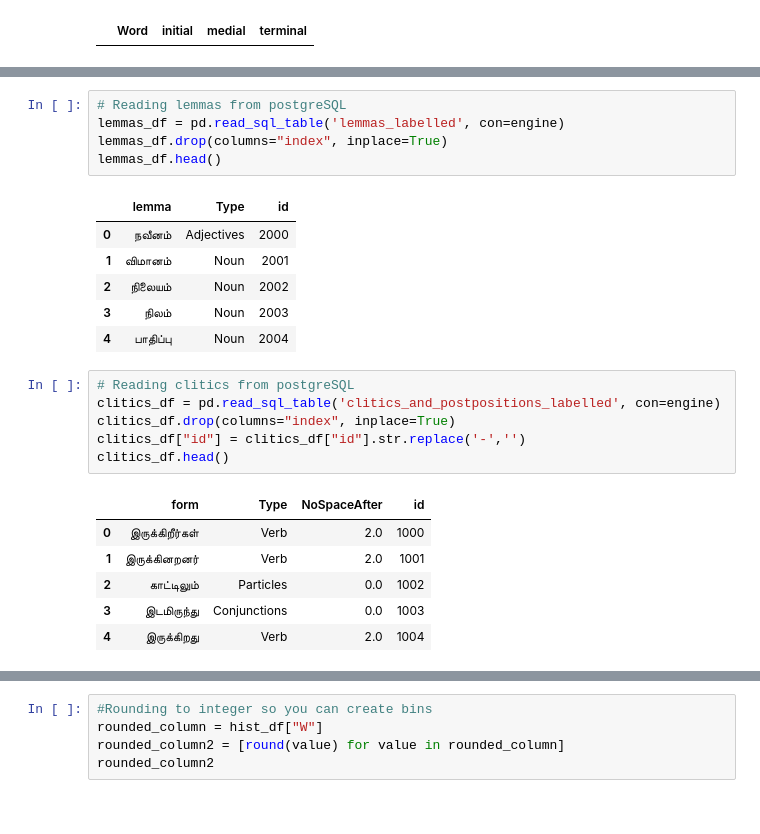
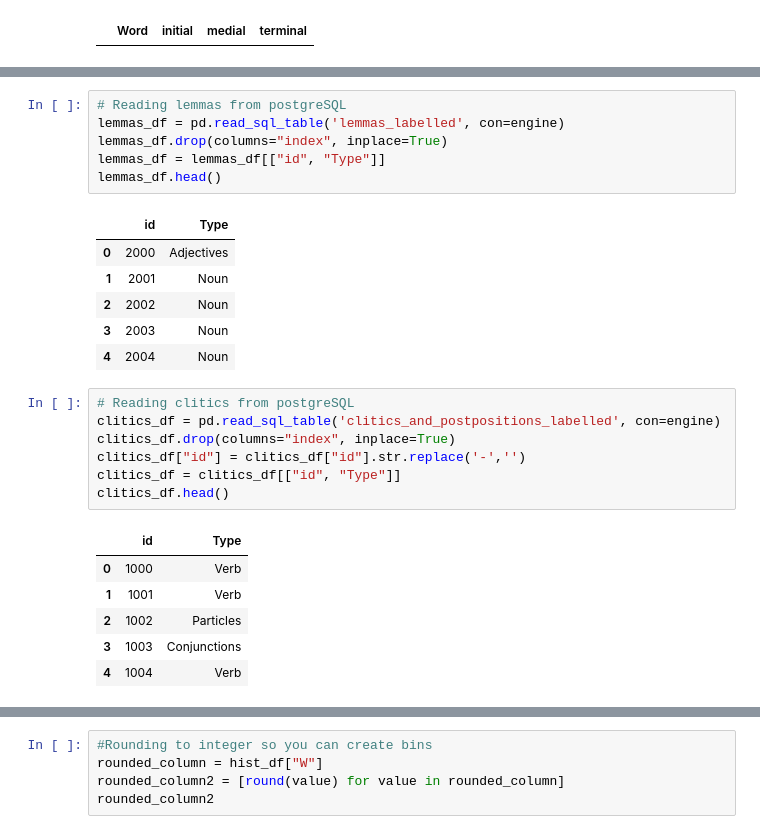
Before and after one commit to Kee2u/Deciphering_the_Indus_Valley_Script, a Jupyter notebook: Statistical_Analysis/Histogram_Probability_Distribution.ipynb, the cells around one changed output, grey strips where cells are left out. Cells and saved outputs as stored; diff of their text form.

```diff
--- a/Statistical_Analysis/Histogram_Probability_Distribution.ipynb
+++ b/Statistical_Analysis/Histogram_Probability_Distribution.ipynb
@@ -154,24 +194,26 @@ word_df
 # Reading lemmas from postgreSQL
 lemmas_df = pd.read_sql_table('lemmas_labelled', con=engine)
 lemmas_df.drop(columns="index", inplace=True)
+lemmas_df = lemmas_df[["id", "Type"]]
 lemmas_df.head()
 # %% [output]
-|  | lemma | Type | id |
-| 0 | நவீனம் | Adjectives | 2000 |
-| 1 | விமானம் | Noun | 2001 |
-| 2 | நிலையம் | Noun | 2002 |
-| 3 | நிலம் | Noun | 2003 |
-| 4 | பாதிப்பு | Noun | 2004 |
+|  | id | Type |
+| 0 | 2000 | Adjectives |
+| 1 | 2001 | Noun |
+| 2 | 2002 | Noun |
+| 3 | 2003 | Noun |
+| 4 | 2004 | Noun |
 # %%
 # Reading clitics from postgreSQL
 clitics_df = pd.read_sql_table('clitics_and_postpositions_labelled', con=engine)
 clitics_df.drop(columns="index", inplace=True)
 clitics_df["id"] = clitics_df["id"].str.replace('-','')
+clitics_df = clitics_df[["id", "Type"]]
 clitics_df.head()
 # %% [output]
-|  | form | Type | NoSpaceAfter | id |
-| 0 | இருக்கிறீர்கள் | Verb | 2.0 | 1000 |
-| 1 | இருக்கினறனர் | Verb | 2.0 | 1001 |
-| 2 | காட்டிலும் | Particles | 0.0 | 1002 |
-| 3 | இடமிருந்து | Conjunctions | 0.0 | 1003 |
-| 4 | இருக்கிறது | Verb | 2.0 | 1004 |
+|  | id | Type |
+| 0 | 1000 | Verb |
+| 1 | 1001 | Verb |
+| 2 | 1002 | Particles |
+| 3 | 1003 | Conjunctions |
+| 4 | 1004 | Verb |
```
Also changed, not shown: parts of 11 cells of this notebook.
